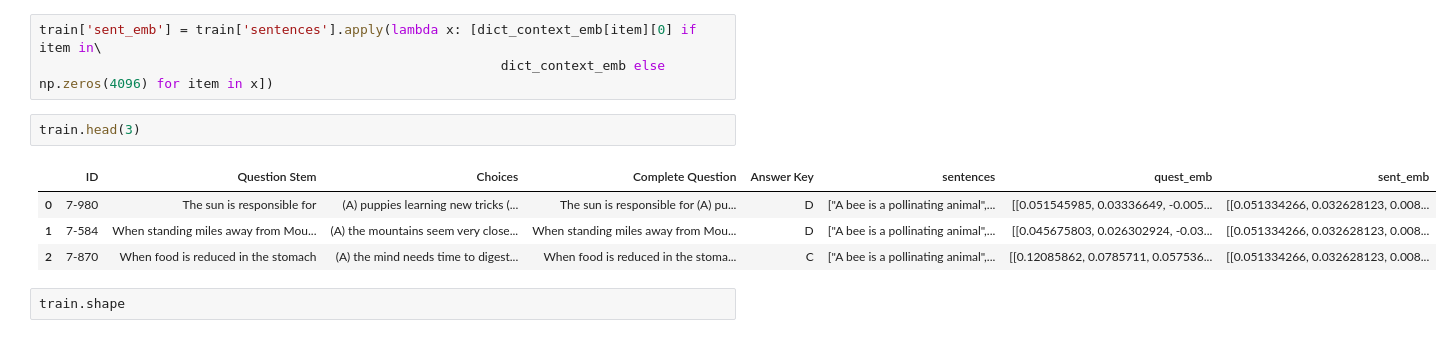
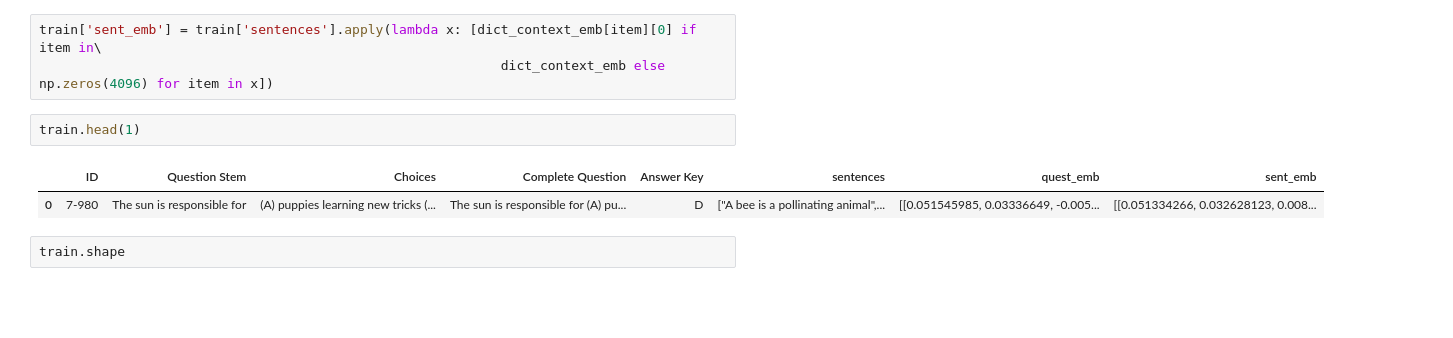
Before and after one commit to MinMat/AI-QA, a Jupyter notebook: unsupervised.ipynb, the cells around one changed output. Saved outputs shown, nothing was run; the diff lists cells and outputs as text; blank space fills up the shorter version.

```diff
--- a/unsupervised.ipynb
+++ b/unsupervised.ipynb
@@ -77,12 +74,10 @@ train['quest_emb'] = train['Question Stem'].apply(lambda x: dict_question_emb[x]
 train['sent_emb'] = train['sentences'].apply(lambda x: [dict_context_emb[item][0] if item in\
                                                            dict_context_emb else np.zeros(4096) for item in x])
 # %%
-train.head(3)
+train.head(1)
 # %% [output]
 |  | ID | Question Stem | Choices | Complete Question | Answer Key | sentences | quest_emb | sent_emb |
 | 0 | 7-980 | The sun is responsible for | (A) puppies learning new tricks (... | The sun is responsible for (A) pu... | D | ["A bee is a pollinating animal",... | [[0.051545985, 0.03336649, -0.005... | [[0.051334266, 0.032628123, 0.008... |
-| 1 | 7-584 | When standing miles away from Mou... | (A) the mountains seem very close... | When standing miles away from Mou... | D | ["A bee is a pollinating animal",... | [[0.045675803, 0.026302924, -0.03... | [[0.051334266, 0.032628123, 0.008... |
-| 2 | 7-870 | When food is reduced in the stomach | (A) the mind needs time to digest... | When food is reduced in the stoma... | C | ["A bee is a pollinating animal",... | [[0.12085862, 0.0785711, 0.057536... | [[0.051334266, 0.032628123, 0.008... |
 # %%
 train.shape
 # %% [output]
```
Also changed, not shown: parts of 6 cells of this notebook.
